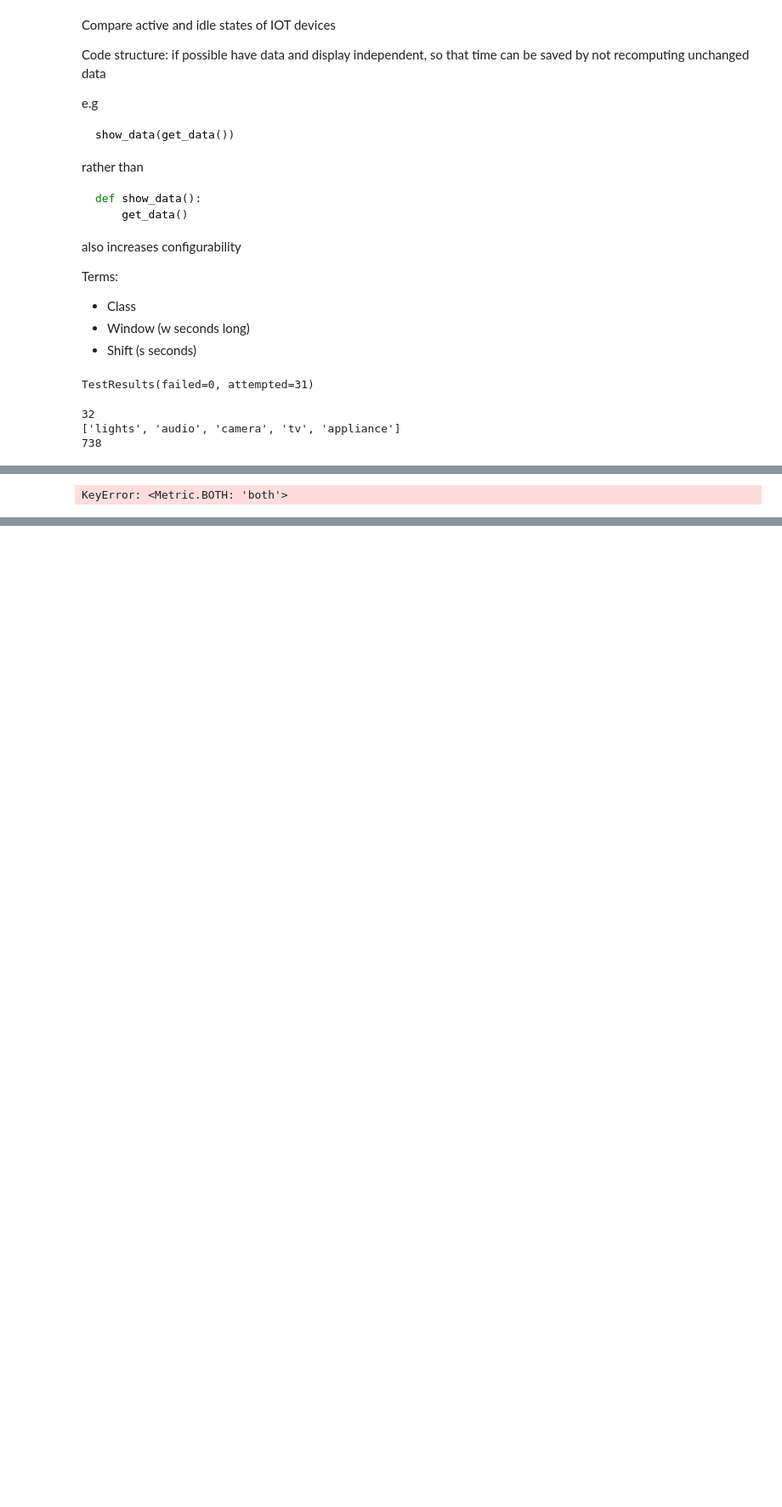
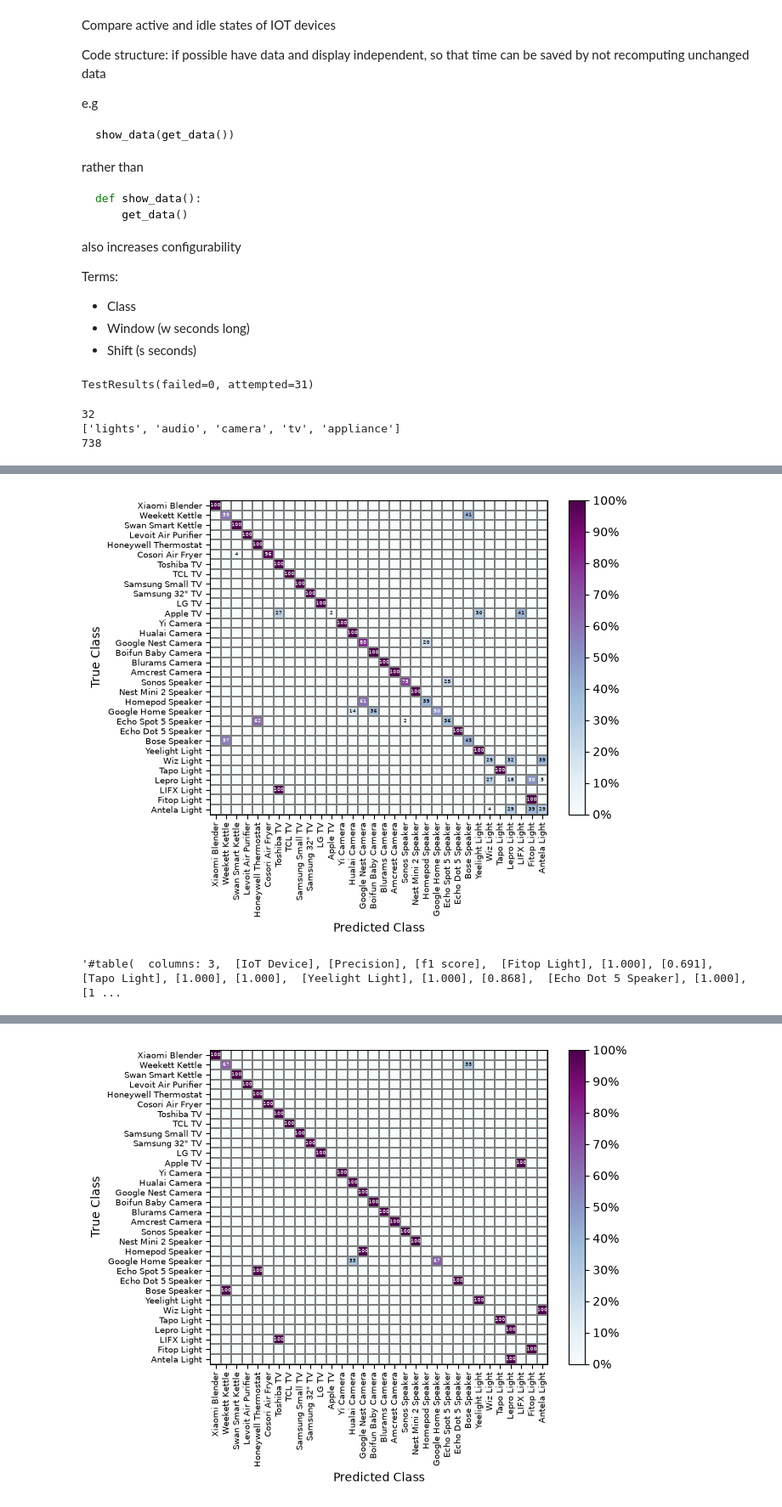
Before and after one commit to JackRobbers/thesis, a Jupyter notebook: analysis.ipynb, the cells around one changed output, grey strips where cells are left out. Shown at 85% size. Drawn from its saved outputs; the diff is of its cells as text; code cells hidden in the pictures; blank space fills up the shorter version.

Commit message:
everything but diagram

```diff
--- a/analysis.ipynb
+++ b/analysis.ipynb
@@ -615,24 +692,61 @@ typst_table(df, index=True)
 # %%
-# | label: mean_std
+# | label: confusion matrix
+all = Experiment(
+    c,
+    State.IDLE,
+    Metric.MEAN,
+    180,
+    10,
+)
+graph_confusion_matrix(all)
+plt.show()
 
-df_both = pd.DataFrame(
-    [
-        [
-            Experiment(
-                c,
-                State.IDLE,
-                Metric.BOTH,
-                window_size,
-                shift,
-            ).f1_macro_average
-            for window_size in window_sizes
-        ]
-        for shift in shifts
-    ],
-    window_sizes,
-    shifts,
+typst_table(
+    # pd.DataFrame.from_dict(
+    #     sort_dict_by_value(all.f1_scores, reverse=True), orient="index"
+    # ),
+    pd.DataFrame(
+        data={"Precision": all.precision, "f1 score": all.f1_scores}, index=all.devices
+    ).sort_values(by=["Precision"], ascending=False),
+    diag=False,
+    index_title="IoT Device"
 )
 
-typst_table(df_both, index=True)
+out = Experiment(
+    c,
+    State.IDLE,
+    Metric.MEAN,
+    600,
+    60,
+)
+graph_confusion_matrix(out)
+plt.show()
+
+performance = pd.DataFrame(
+        data={"Precision": all.precision, "f1 score": all.f1_scores}, index=all.devices
+    ).sort_values(by=["Precision"], ascending=False)
+performance.index.name = 'Device'
+typst_table(
+    # pd.DataFrame.from_dict(
+    #     sort_dict_by_value(all.f1_scores, reverse=True), orient="index"
+    # ),
+    performance,
+    diag=False,
+    index_title="IoT Device"
+)
+
+
+# display(len([1 for score in all.f1_scores.values() if score > 0.9]))
+
+# # include only devices from above who are not equal to 100
+active = Experiment(
+    c,
+    State.ACTIVE,
+    Metric.MEAN,
+    180,
+    10,
+)
+graph_confusion_matrix(active)
 # %% [output]
+[figure, added]
-KeyError: <Metric.BOTH: 'both'>
+'#table(  columns: 3,  [IoT Device], [Precision], [f1 score],  [Fitop Light], [1.000], [0.691],  [Tapo Light], [1.000], [1.000],  [Yeelight Light], [1.000], [0.868],  [Echo Dot 5 Speaker], [1.000], [1 ...
@@ -638,0 +770 @@ KeyError: <Metric.BOTH: 'both'>
+[figure, added]
```
Also changed, not shown: parts of 6 cells of this notebook, 4 other files.
